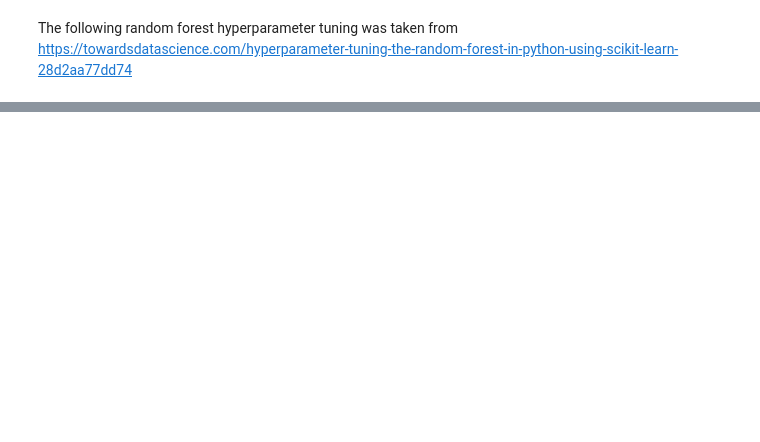
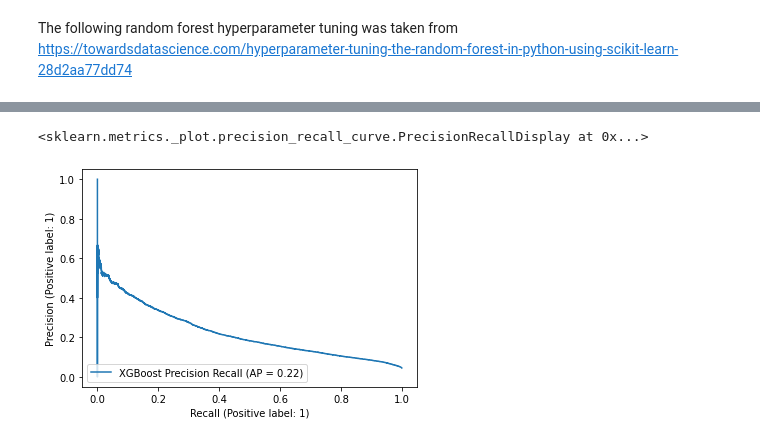
Before and after one commit to S-McDermott/Capstone-2-Loan_Default, a Jupyter notebook: 5_Modeling.ipynb, the cells around one changed output, grey strips where cells are left out. Saved outputs shown, nothing was run; the diff lists cells and outputs as text; code cells hidden in the pictures; blank space fills up the shorter version.

```diff
--- a/5_Modeling.ipynb
+++ b/5_Modeling.ipynb
@@ -182,0 +281,6 @@ The recall score of the Logistic Regression model using hyperparameter tuning is
+# %%
+rf_clf = RandomForestClassifier(n_estimators=100)
+rf_clf.fit(X_train, y_train)
+
+y_tr_pred = rf_clf.predict(X_train)
+y_t_pred = rf_clf.predict(X_test)
@@ -422,0 +478,7 @@ roc_auc_score(yL_test, y_pred_xgb_thres)
+# %%
+from sklearn.metrics import plot_precision_recall_curve
+
+plot_precision_recall_curve(grid_xgb, X_test, y_test, name='XGBoost Precision Recall')
+# %% [output]
+<sklearn.metrics._plot.precision_recall_curve.PrecisionRecallDisplay at 0x...>
+[figure, added]
```
Also changed, not shown: parts of 142 cells of this notebook.
